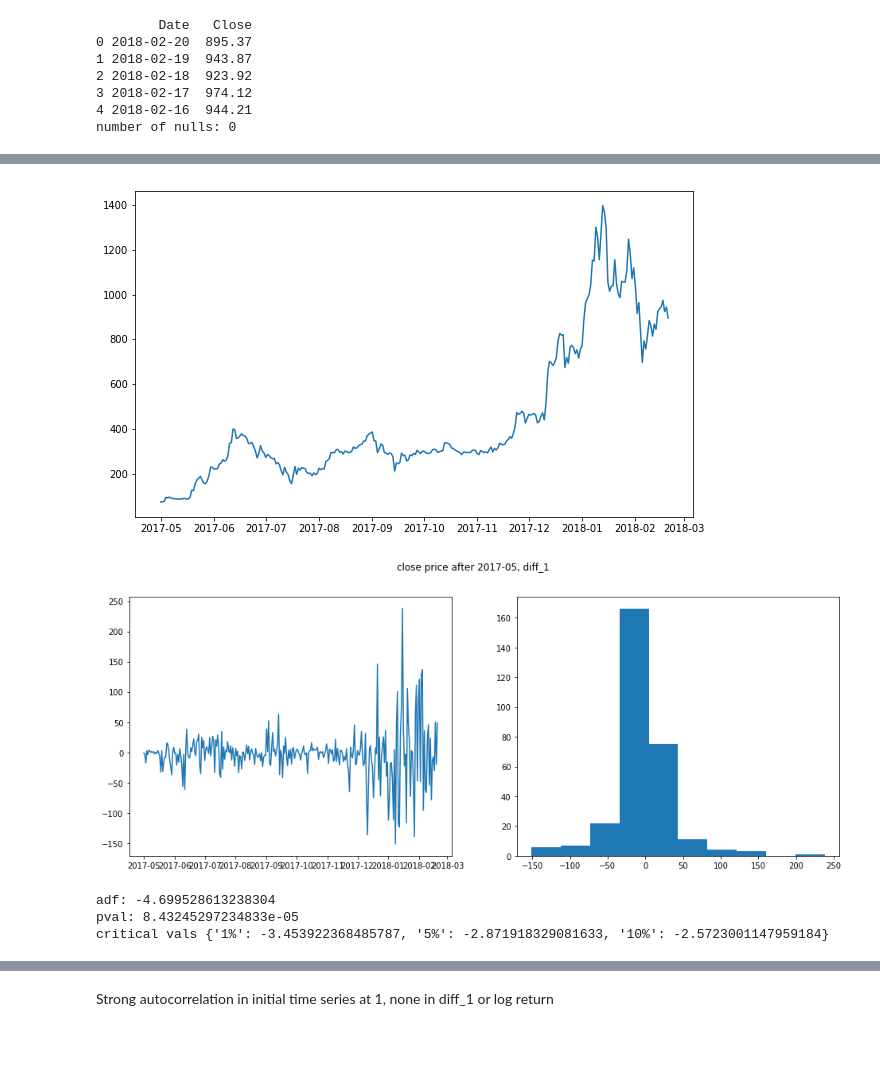
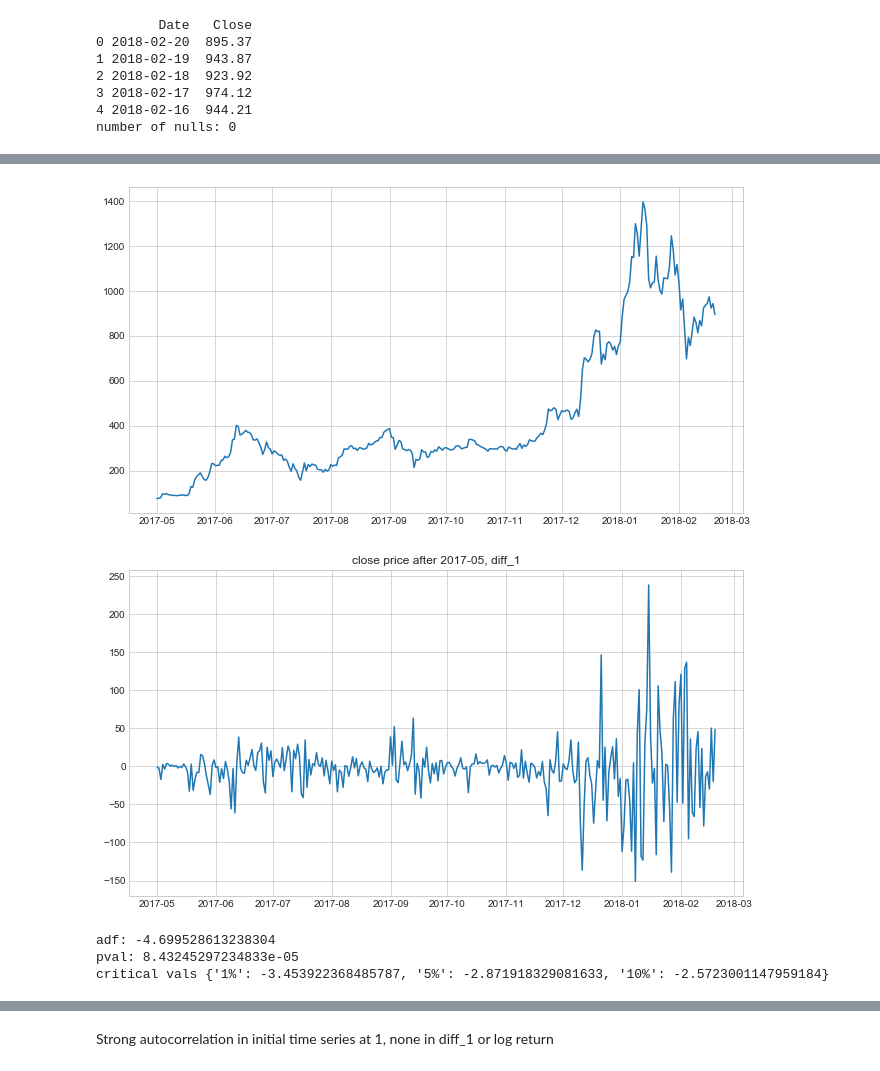
Before and after one commit to brianmcguckin/thinkful_unit_06_specializations, a Jupyter notebook: 06_01_06_challenge_time_series_analysis.ipynb, the cells around one changed output, grey strips where cells are left out. Drawn from its saved outputs; the diff is of its cells as text; code cells hidden in the pictures; blank space fills up the shorter version.

```diff
--- a/06_01_06_challenge_time_series_analysis.ipynb
+++ b/06_01_06_challenge_time_series_analysis.ipynb
@@ -16,6 +16,7 @@ import warnings
 
 %matplotlib inline
 warnings.filterwarnings('ignore')
+sns.set_style('whitegrid')
 # %%
 eth_price_raw = pd.read_csv('ethereum_price.csv')
 eth_price_raw.head()
@@ -194,22 +140,16 @@ print(eth_price2.shape)
 (296, 2)
 # %%
-plt.figure(figsize=(10,6))
+plt.figure(figsize=(11,6))
 plt.plot(eth_price2['Date'], eth_price2['Close'])
 plt.show()
 # %% [output]
-[figure, old version]
+[figure, new version]
 # %%
 eth_price2['diff_1'] = eth_price2.Close - eth_price2.Close.shift()
 
-plt.figure(figsize=(16,6))
-plt.suptitle('close price after 2017-05, diff_1')
-
-plt.subplot(121)
+plt.figure(figsize=(11,6))
 plt.plot(eth_price2['Date'], eth_price2['diff_1'])
-
-plt.subplot(122)
-plt.hist(eth_price2['diff_1'][1:])
-
+plt.title('close price after 2017-05, diff_1')
 plt.show()
 
 print('adf: {0}\npval: {1}\ncritical vals {2}'.format(
@@ -217,7 +157,7 @@ print('adf: {0}\npval: {1}\ncritical vals {2}'.format(
     adfuller(eth_price2['diff_1'][1:])[1],
     adfuller(eth_price2['diff_1'][1:])[4]))
 # %% [output]
-[figure, old version]
+[figure, new version]
 adf: -4.699528613238304
 pval: 8.43245297234833e-05
 critical vals {'1%': -3.453922368485787, '5%': -2.871918329081633, '10%': -2.5723001147959184}
```
Also changed, not shown: parts of 13 cells of this notebook, 1 other file.
